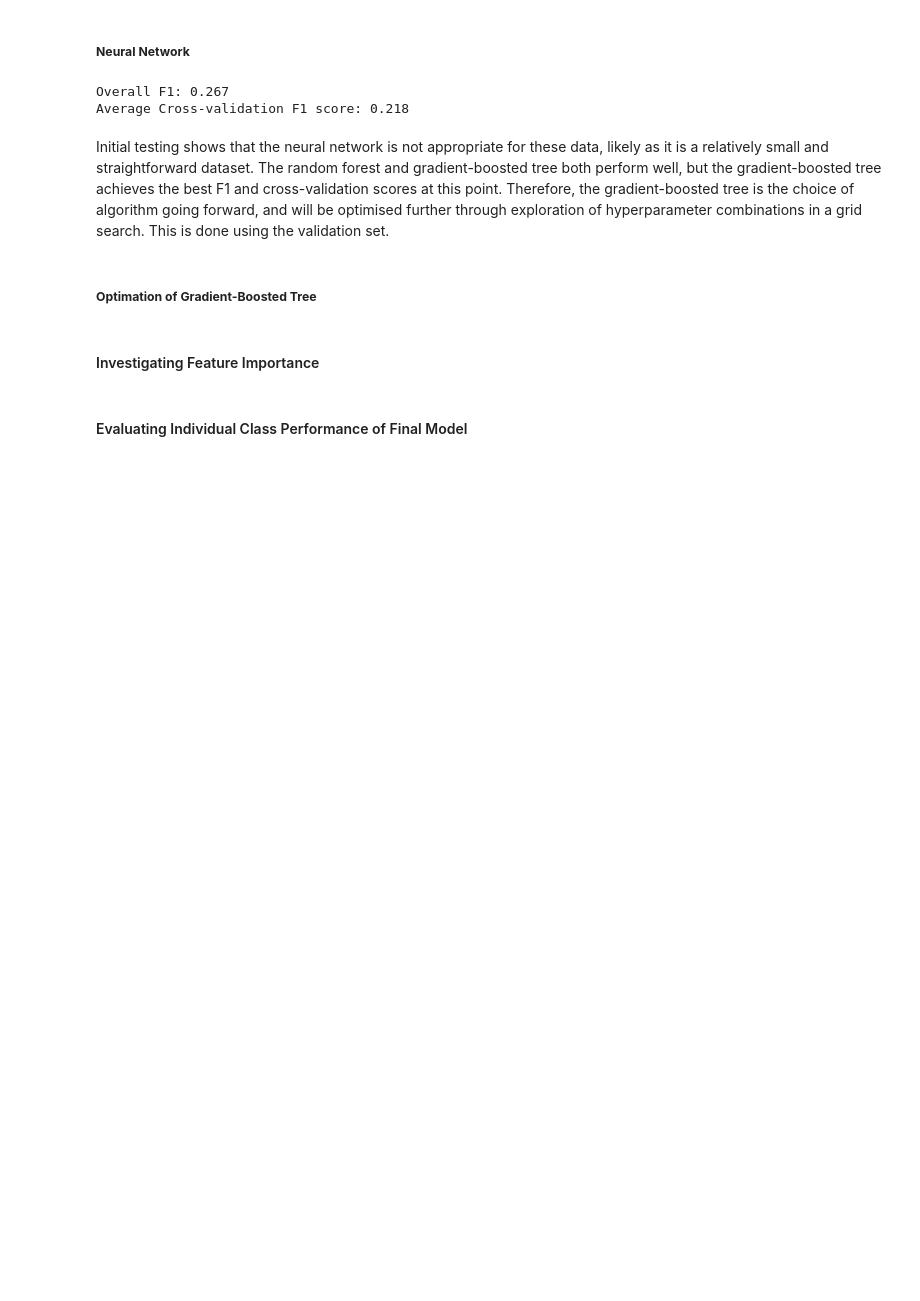
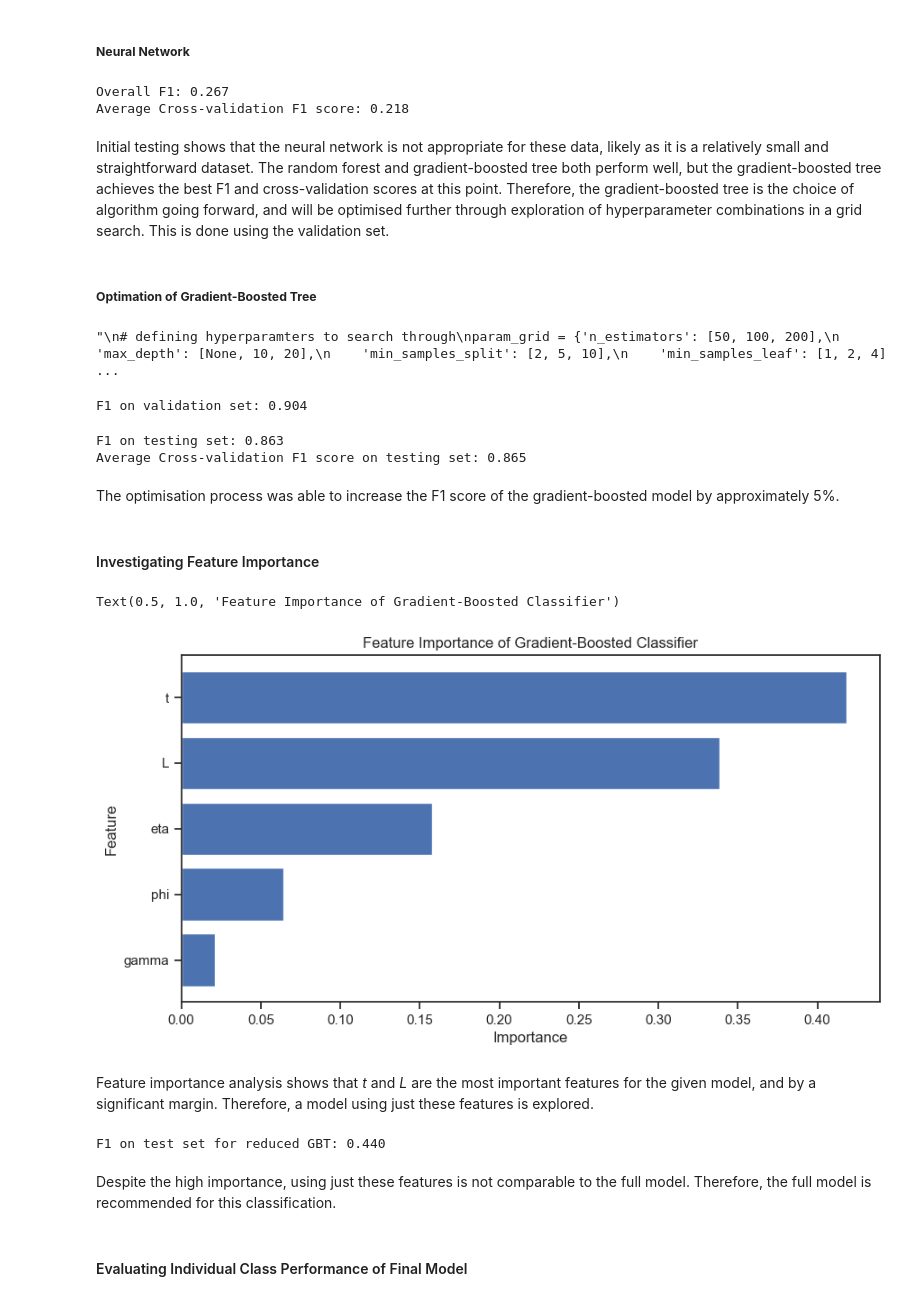
Before and after one commit to kgerrand/Code, a Jupyter notebook: data_analysis.ipynb, the cells around one changed output. Saved outputs shown, nothing was run; the diff lists cells and outputs as text; code cells hidden in the pictures; blank space fills up the shorter version.

Commit message:
finished gbt optimisation and applied to microscopy data

```diff
--- a/data_analysis.ipynb
+++ b/data_analysis.ipynb
@@ -141,6 +143,7 @@ Initial testing shows that the neural network is not appropriate for these data,
 # %% [markdown]
 ##### **Optimation of Gradient-Boosted Tree**
 # %%
+'''
 # defining hyperparamters to search through
 param_grid = {'n_estimators': [50, 100, 200],
     'max_depth': [None, 10, 20],
@@ -164,8 +167,85 @@ validation_f1 = results.score(X_val, y_val)
 
 print(f'Validation F1 Score: {validation_f1:.3f}')
 print(f'Best Parameters: {grid_search.best_params_}')
+'''
+# %% [output]
+"\n# defining hyperparamters to search through\nparam_grid = {'n_estimators': [50, 100, 200],\n    'max_depth': [None, 10, 20],\n    'min_samples_split': [2, 5, 10],\n    'min_samples_leaf': [1, 2, 4] ...
+# %%
+# training a GBT classifier
+gbt = GradientBoostingClassifier(n_estimators=200, random_state=42, max_depth=5, learning_rate=0.5,
+                                min_samples_split=2, min_samples_leaf=1, subsample=0.9, criterion='friedman_mse',
+                                max_leaf_nodes=10)
+
+gbt.fit(X_train, y_train)
+
+# fitting model to test data
+y_pred = gbt.predict(X_val)
+
+# evaluating model using F1 score
+overall_f1 = f1_score(y_val, y_pred, average='weighted')
+print(f'F1 on validation set: {overall_f1:.3f}')
+# %% [output]
+F1 on validation set: 0.904
+# %%
+# testing optimsed model on test data
+y_pred = gbt.predict(X_test)
+
+# evaluating model using F1 score abd cross-validation
+overall_f1 = f1_score(y_test, y_pred, average='weighted')
+print(f'F1 on testing set: {overall_f1:.3f}')
+
+cv_scores = cross_val_score(gbt, X, y, cv=5, scoring='f1_weighted')
+print(f'Average Cross-validation F1 score on testing set: {np.mean(cv_scores):.3f}')
+# %% [output]
+F1 on testing set: 0.863
+Average Cross-validation F1 score on testing set: 0.865
+# %% [markdown]
+The optimisation process was able to increase the F1 score of the gradient-boosted model by approximately 5%.
 # %% [markdown]
 #### Investigating Feature Importance
+# %%
+# plotting feature importance
+feature_importances = gbt.feature_importances_
+feature_importances.sort()
+feature_names = X.columns
+
+fig, ax = plt.subplots(figsize=(10, 5))
+sns.set_theme(style='ticks', font='Arial')
+
+ax.barh(feature_names, feature_importances)
+ax.set_xlabel('Importance')
+ax.set_ylabel('Feature')
+ax.set_title('Feature Importance of Gradient-Boosted Classifier')
+# %% [output]
+Text(0.5, 1.0, 'Feature Importance of Gradient-Boosted Classifier')
+[figure, added]
+# %% [markdown]
+Feature importance analysis shows that *t* and *L* are the most important features for the given model, and by a significant margin. Therefore, a model using just these features is explored.
+# %%
+# using only t and L for training
+X_reduced = dunking_df[['L', 't']]
+y_reduced = dunking_df['biscuit']
+
+X_train_reduced, X_test_reduced, y_train_reduced, y_test_reduced = train_test_split(X_reduced, y_reduced, test_size=0.25, random_state=42)
+X_test_reduced, X_val_reduced, y_test_reduced, y_val_reduced = train_test_split(X_test_reduced, y_test_reduced, test_size=0.4, random_state=42)
+
+# training a GBT classifier
+gbt_reduced = GradientBoostingClassifier(n_estimators=200, random_state=42, max_depth=5, learning_rate=0.5,
+                                min_samples_split=2, min_samples_leaf=1, subsample=0.9, criterion='friedman_mse',
+                                max_leaf_nodes=10)
+
+gbt_reduced.fit(X_train_reduced, y_train_reduced)
+
+# fitting model to test data
+y_pred_reduced = gbt_reduced.predict(X_test_reduced)
+
+# evaluating model using F1 score
+overall_f1 = f1_score(y_test_reduced, y_pred_reduced, average='weighted')
+print(f'F1 on test set for reduced GBT: {overall_f1:.3f}')
+# %% [output]
+F1 on test set for reduced GBT: 0.440
+# %% [markdown]
+Despite the high importance, using just these features is not comparable to the full model. Therefore, the full model is recommended for this classification.
 # %% [markdown]
 #### Evaluating Individual Class Performance of Final Model
 # %%
```
Also changed, not shown: parts of 18 cells of this notebook.
